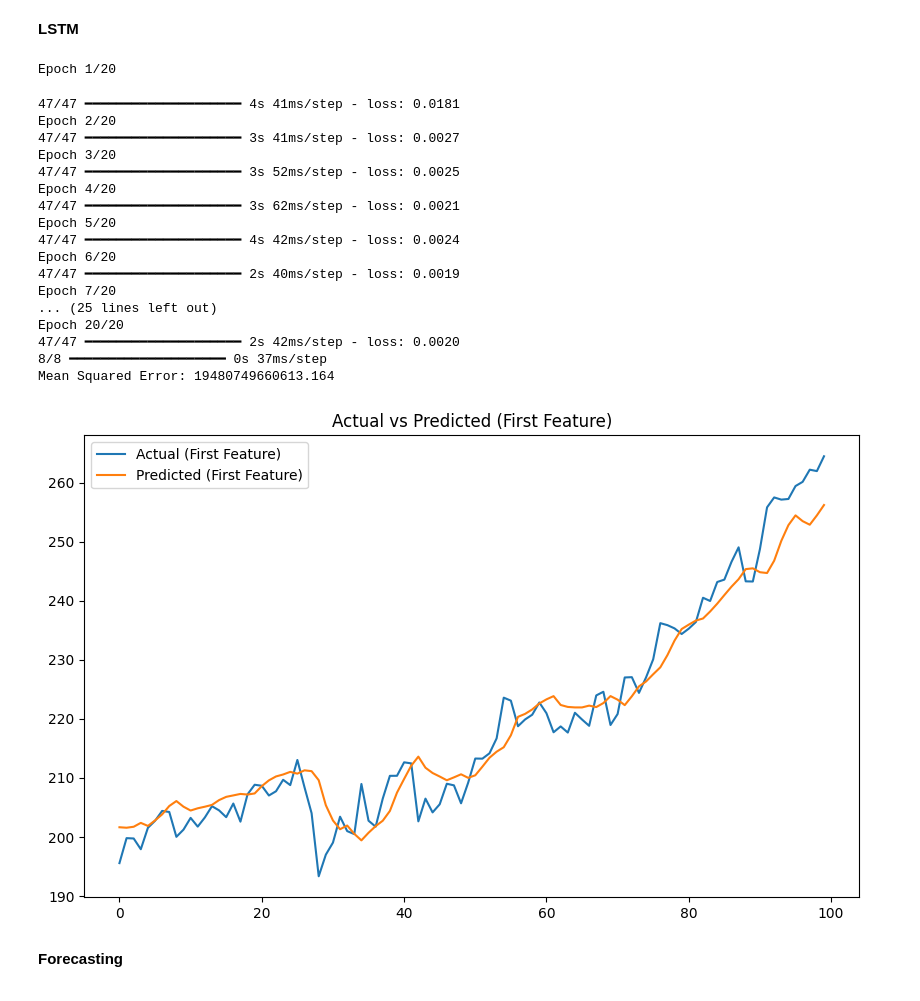
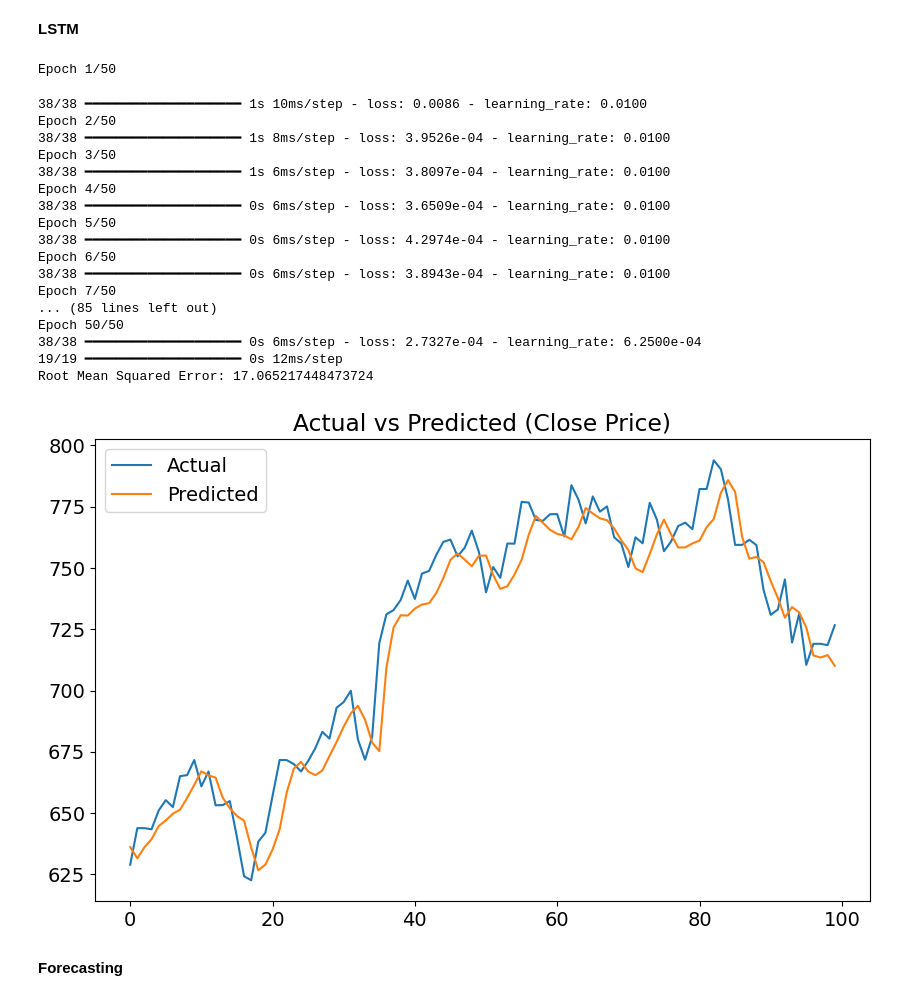
Before and after one commit to irene-fagnani/ADAML-project2, a Jupyter notebook: LSTM.ipynb, the cells around one changed output. Saved outputs shown, nothing was run; the diff lists cells and outputs as text; code cells hidden in the pictures.

```diff
--- a/LSTM.ipynb
+++ b/LSTM.ipynb
@@ -19,7 +25,7 @@ data = df1.drop(['Unnamed: 0', 'symbol'], axis=1).values
 # %%
 # Normalize the data (apply MinMaxScaler across all features)
 scaler = MinMaxScaler(feature_range=(0, 1))
-data_normalized = scaler.fit_transform(data)
+data_normalized = scaler.fit_transform(data_vals)
 
 # Define sequence length
 sequence_length = 100
@@ -39,58 +45,74 @@ split_index = int(split_ratio * len(X))
 X_train, X_test = X[:split_index], X[split_index:]
 Y_train, Y_test = Y[:split_index], Y[split_index:]
 # %%
+from tensorflow.keras.callbacks import LearningRateScheduler
+
+# Define the scheduler function
+def step_decay(epoch):
+    initial_lr = 0.01
+    drop = 0.5
+    epochs_drop = 10
+    lr = initial_lr * (drop ** (epoch // epochs_drop))
+    return lr
+
+# Create the callback
+lr_scheduler = LearningRateScheduler(step_decay)
+
 # Build the LSTM model for multivariate input/output
 model = Sequential([
     LSTM(units=80, input_shape=(sequence_length, X.shape[2])),  # Sequence length and features
     Dense(units=Y.shape[1])  # Number of output features
 ])
 
 # Compile the model
 model.compile(optimizer='adam', loss='mean_squared_error')
 
 # Train the model
-model.fit(X_train, Y_train, epochs=20, batch_size=20, verbose=1)
+model.fit(X_train, Y_train, epochs=50, batch_size=64, verbose=1, callbacks=[lr_scheduler])
+
 
 # Predict on the test set
 predictions = model.predict(X_test)
 
 # Inverse scale predictions and actual values for evaluation
 predictions_rescaled = scaler.inverse_transform(predictions)
 Y_test_rescaled = scaler.inverse_transform(Y_test)
 
-# Evaluate the model using Mean Squared Error (MSE)
-mse = mean_squared_error(Y_test_rescaled, predictions_rescaled)
-print(f"Mean Squared Error: {mse}")
+# Evaluate the model using Root Mean Squared Error (RMSE) for the fourth variable 'Close'
+rmse = np.sqrt(mean_squared_error(Y_test_rescaled[:,3], predictions_rescaled[:,3]))
+print(f"Root Mean Squared Error: {rmse}")
 
 # Optional: Visualize some predictions vs actuals
 import matplotlib.pyplot as plt
+plt.rcParams.update({'font.size': 14})
 
 plt.figure(figsize=(10, 6))
-plt.plot(Y_test_rescaled[:100, 0], label='Actual (First Feature)')
-plt.plot(predictions_rescaled[:100, 0], label='Predicted (First Feature)')
+plt.plot(Y_test_rescaled[:100, 3], label='Actual')
+plt.plot(predictions_rescaled[:100, 3], label='Predicted')
 plt.legend()
-plt.title("Actual vs Predicted (First Feature)")
+plt.title("Actual vs Predicted (Close Price)")
+plt.savefig("Actual vs Predicted (Close Price).png")
 plt.show()
 # %% [output]
-Epoch 1/20
+Epoch 1/50
-47/47 ━━━━━━━━━━━━━━━━━━━━ 4s 41ms/step - loss: 0.0181
-Epoch 2/20
-47/47 ━━━━━━━━━━━━━━━━━━━━ 3s 41ms/step - loss: 0.0027
-Epoch 3/20
-47/47 ━━━━━━━━━━━━━━━━━━━━ 3s 52ms/step - loss: 0.0025
-Epoch 4/20
-47/47 ━━━━━━━━━━━━━━━━━━━━ 3s 62ms/step - loss: 0.0021
-Epoch 5/20
-47/47 ━━━━━━━━━━━━━━━━━━━━ 4s 42ms/step - loss: 0.0024
-Epoch 6/20
-47/47 ━━━━━━━━━━━━━━━━━━━━ 2s 40ms/step - loss: 0.0019
-Epoch 7/20
-... (25 lines left out)
-Epoch 20/20
-47/47 ━━━━━━━━━━━━━━━━━━━━ 2s 42ms/step - loss: 0.0020
-8/8 ━━━━━━━━━━━━━━━━━━━━ 0s 37ms/step
-Mean Squared Error: 19480749660613.164
+38/38 ━━━━━━━━━━━━━━━━━━━━ 1s 10ms/step - loss: 0.0086 - learning_rate: 0.0100
+Epoch 2/50
+38/38 ━━━━━━━━━━━━━━━━━━━━ 1s 8ms/step - loss: 3.9526e-04 - learning_rate: 0.0100
+Epoch 3/50
+38/38 ━━━━━━━━━━━━━━━━━━━━ 1s 6ms/step - loss: 3.8097e-04 - learning_rate: 0.0100
+Epoch 4/50
+38/38 ━━━━━━━━━━━━━━━━━━━━ 0s 6ms/step - loss: 3.6509e-04 - learning_rate: 0.0100
+Epoch 5/50
+38/38 ━━━━━━━━━━━━━━━━━━━━ 0s 6ms/step - loss: 4.2974e-04 - learning_rate: 0.0100
+Epoch 6/50
+38/38 ━━━━━━━━━━━━━━━━━━━━ 0s 6ms/step - loss: 3.8943e-04 - learning_rate: 0.0100
+Epoch 7/50
+... (85 lines left out)
+Epoch 50/50
+38/38 ━━━━━━━━━━━━━━━━━━━━ 0s 6ms/step - loss: 2.7327e-04 - learning_rate: 6.2500e-04
+19/19 ━━━━━━━━━━━━━━━━━━━━ 0s 12ms/step
+Root Mean Squared Error: 17.065217448473724
-[figure, old version]
+[figure, new version]
 # %% [markdown]
 **Forecasting**
 # %%
```
Also changed, not shown: parts of 4 cells of this notebook.
